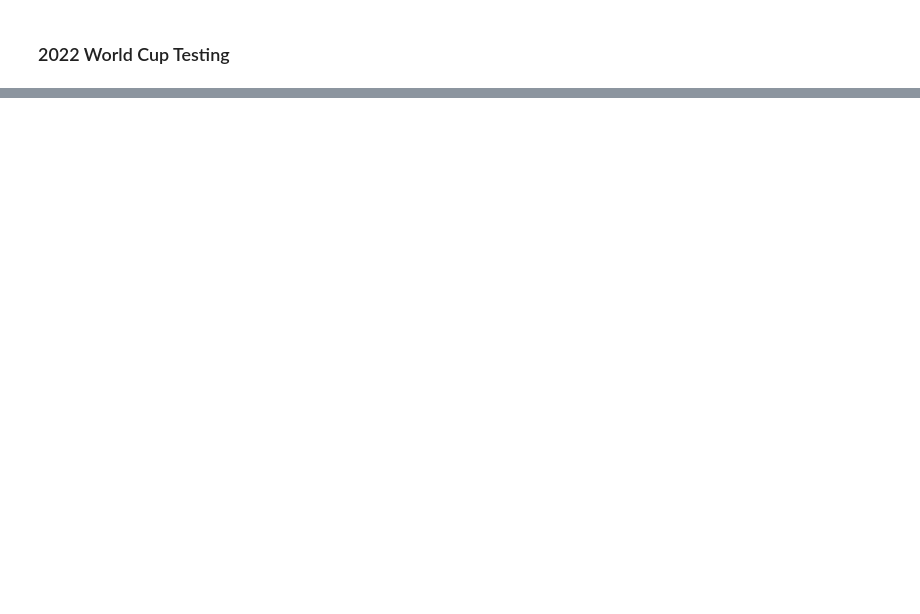
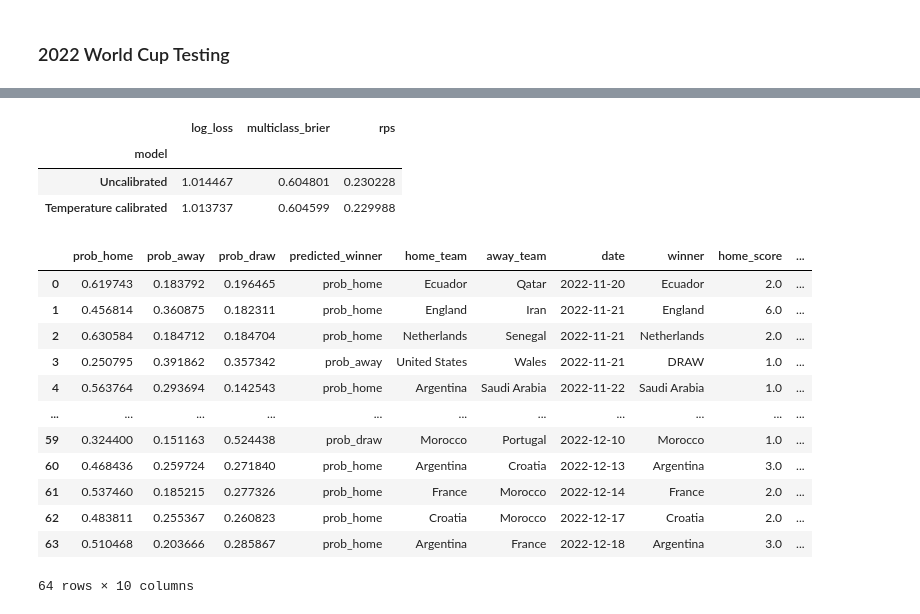
Before and after one commit to nikunjpradhan31/WorldCupPredictionModeling, a Jupyter notebook: two_home_away_predictions.ipynb, the cells around one changed output, grey strips where cells are left out. Saved outputs shown, nothing was run; the diff lists cells and outputs as text; code cells hidden in the pictures; blank space fills up the shorter version.

```diff
--- a/two_home_away_predictions.ipynb
+++ b/two_home_away_predictions.ipynb
@@ -1434,0 +1439,65 @@ original_y = sub_set_features["winner_code"].astype(int)
+# %%
+prob_home_test, prob_not_home_test  = binary_model_inference(
+    home_model,
+    match_features,
+)
+
+prob_away_test, prob_not_away_test  = binary_model_inference(
+    away_model,
+    match_features,
+)
+
+X_combination_test = make_combination_features(
+    prob_home_test,
+    prob_away_test,
+)
+test_probs_raw = aligned_three_way_probabilities(
+    combination_model,
+    X_combination_test,
+    class_order=(0, 1, 2),
+)
+
+temperature = fit_temperature(
+    original_y_calibration,
+    calibration_probs_raw,
+)
+
+test_probs_calibrated = apply_temperature(
+    test_probs_raw,
+    temperature,
+)
+
+display(
+    probability_metric_table(
+        original_y,
+        test_probs_raw,
+        test_probs_calibrated,
+    )
+)
+
+test_probs_calibrated_df = pd.DataFrame(
+    data=test_probs_calibrated,
+    index=match_testing.index,
+    columns=["prob_home", "prob_away", "prob_draw"],
+)
+test_probs_calibrated_df["predicted_winner"] = test_probs_calibrated_df.idxmax(axis=1)
+test_probs_calibrated_df = test_probs_calibrated_df.join(game_information)
+test_probs_calibrated_df
+# %% [output]
+|  | log_loss | multiclass_brier | rps |
+| model |  |  |  |
+| Uncalibrated | 1.014467 | 0.604801 | 0.230228 |
+| Temperature calibrated | 1.013737 | 0.604599 | 0.229988 |
+|  | prob_home | prob_away | prob_draw | predicted_winner | home_team | away_team | date | winner | home_score | ... |
+| 0 | 0.619743 | 0.183792 | 0.196465 | prob_home | Ecuador | Qatar | 2022-11-20 | Ecuador | 2.0 | ... |
+| 1 | 0.456814 | 0.360875 | 0.182311 | prob_home | England | Iran | 2022-11-21 | England | 6.0 | ... |
+| 2 | 0.630584 | 0.184712 | 0.184704 | prob_home | Netherlands | Senegal | 2022-11-21 | Netherlands | 2.0 | ... |
+| 3 | 0.250795 | 0.391862 | 0.357342 | prob_away | United States | Wales | 2022-11-21 | DRAW | 1.0 | ... |
+| 4 | 0.563764 | 0.293694 | 0.142543 | prob_home | Argentina | Saudi Arabia | 2022-11-22 | Saudi Arabia | 1.0 | ... |
+| ... | ... | ... | ... | ... | ... | ... | ... | ... | ... | ... |
+| 59 | 0.324400 | 0.151163 | 0.524438 | prob_draw | Morocco | Portugal | 2022-12-10 | Morocco | 1.0 | ... |
+| 60 | 0.468436 | 0.259724 | 0.271840 | prob_home | Argentina | Croatia | 2022-12-13 | Argentina | 3.0 | ... |
+| 61 | 0.537460 | 0.185215 | 0.277326 | prob_home | France | Morocco | 2022-12-14 | France | 2.0 | ... |
+| 62 | 0.483811 | 0.255367 | 0.260823 | prob_home | Croatia | Morocco | 2022-12-17 | Croatia | 2.0 | ... |
+| 63 | 0.510468 | 0.203666 | 0.285867 | prob_home | Argentina | France | 2022-12-18 | Argentina | 3.0 | ... |
+64 rows × 10 columns
```
Also changed, not shown: parts of 17 cells of this notebook, 1 other file.
